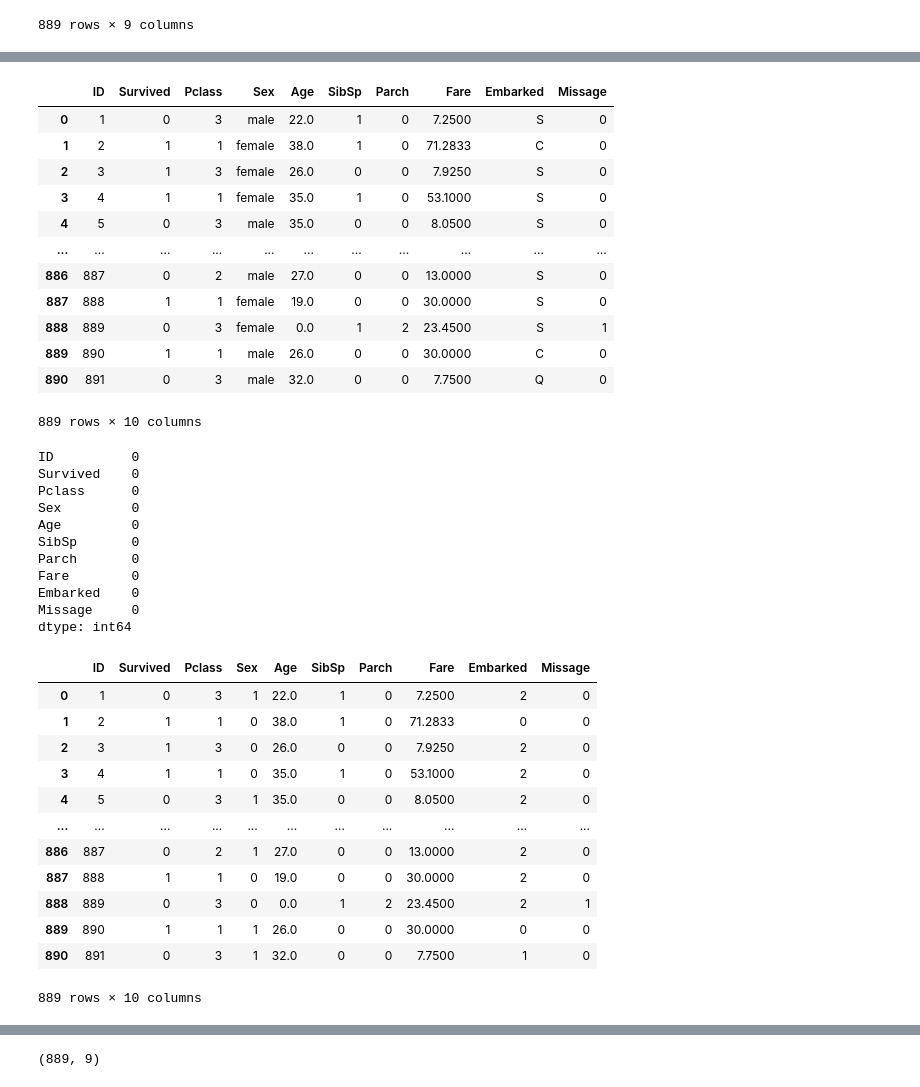
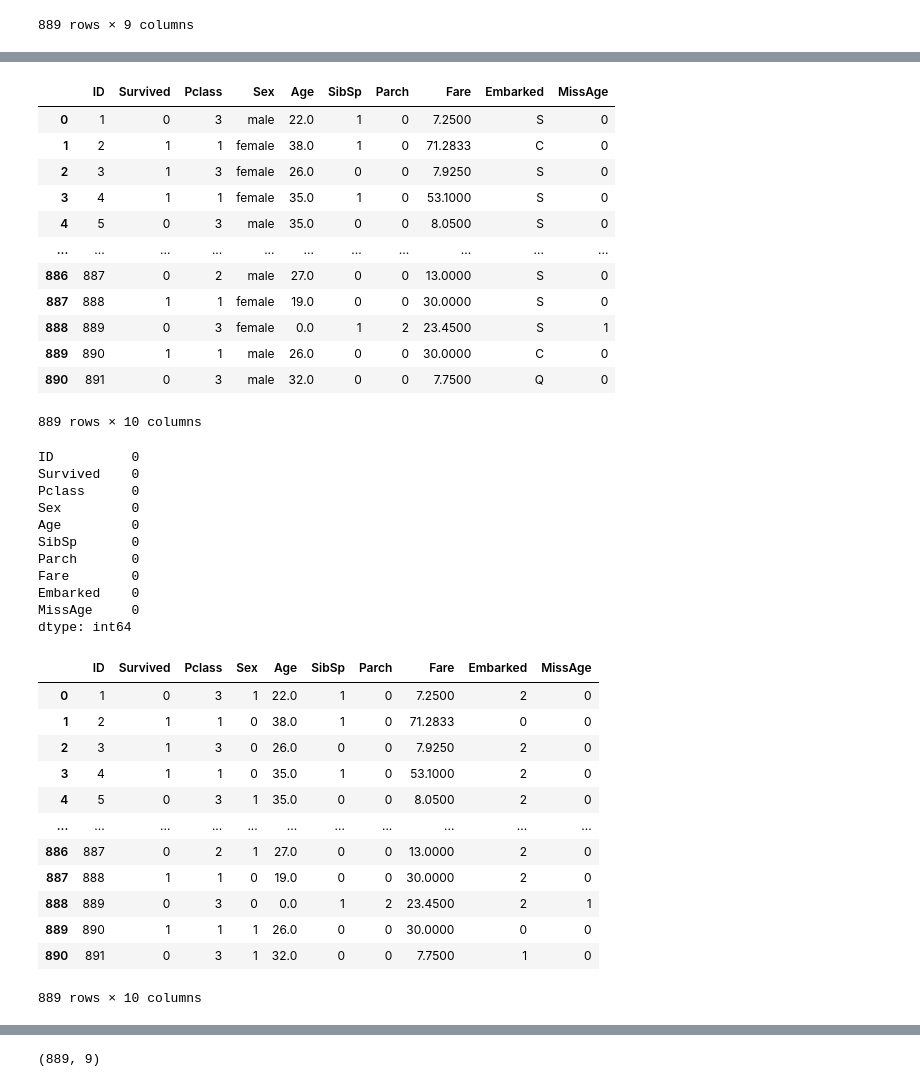
Before and after one commit to DanieleFerneti/influence-analysis, a Jupyter notebook: src/influence_analysis_colab.ipynb, the cells around one changed output, grey strips where cells are left out. Saved outputs shown, nothing was run; the diff lists cells and outputs as text; code cells hidden in the pictures.

```diff
--- a/src/influence_analysis_colab.ipynb
+++ b/src/influence_analysis_colab.ipynb
@@ -80,6 +119,3 @@ df
 | 889 | 890 | 1 | 1 | male | 26.0 | 0 | 0 | 30.0000 | C |
 | 890 | 891 | 0 | 3 | male | 32.0 | 0 | 0 | 7.7500 | Q |
 889 rows × 9 columns
-# %%
-df = df.dropna(subset=['Embarked'])
-df
@@ -100,10 +122,10 @@ df
 # %%
 df = df.copy()
-df['Missage'] = df['Age'].isna().astype(int)
+df['MissAge'] = df['Age'].isna().astype(int)
 df.fillna({'Age':0}, inplace=True)
 df
 # %% [output]
-|  | ID | Survived | Pclass | Sex | Age | SibSp | Parch | Fare | Embarked | Missage |
+|  | ID | Survived | Pclass | Sex | Age | SibSp | Parch | Fare | Embarked | MissAge |
 | 0 | 1 | 0 | 3 | male | 22.0 | 1 | 0 | 7.2500 | S | 0 |
 | 1 | 2 | 1 | 1 | female | 38.0 | 1 | 0 | 71.2833 | C | 0 |
 | 2 | 3 | 1 | 3 | female | 26.0 | 0 | 0 | 7.9250 | S | 0 |
@@ -128,7 +150,7 @@ SibSp       0
 Parch       0
 Fare        0
 Embarked    0
-Missage     0
+MissAge     0
 dtype: int64
 # %%
 sex_trans = LabelEncoder()
@@ -139,7 +161,7 @@ df['Embarked'] = Emb_trans.fit_transform(df['Embarked'])
 
 df
 # %% [output]
-|  | ID | Survived | Pclass | Sex | Age | SibSp | Parch | Fare | Embarked | Missage |
+|  | ID | Survived | Pclass | Sex | Age | SibSp | Parch | Fare | Embarked | MissAge |
 | 0 | 1 | 0 | 3 | 1 | 22.0 | 1 | 0 | 7.2500 | 2 | 0 |
 | 1 | 2 | 1 | 1 | 0 | 38.0 | 1 | 0 | 71.2833 | 0 | 0 |
 | 2 | 3 | 1 | 3 | 0 | 26.0 | 0 | 0 | 7.9250 | 2 | 0 |
```
Also changed, not shown: parts of 11 cells of this notebook.
